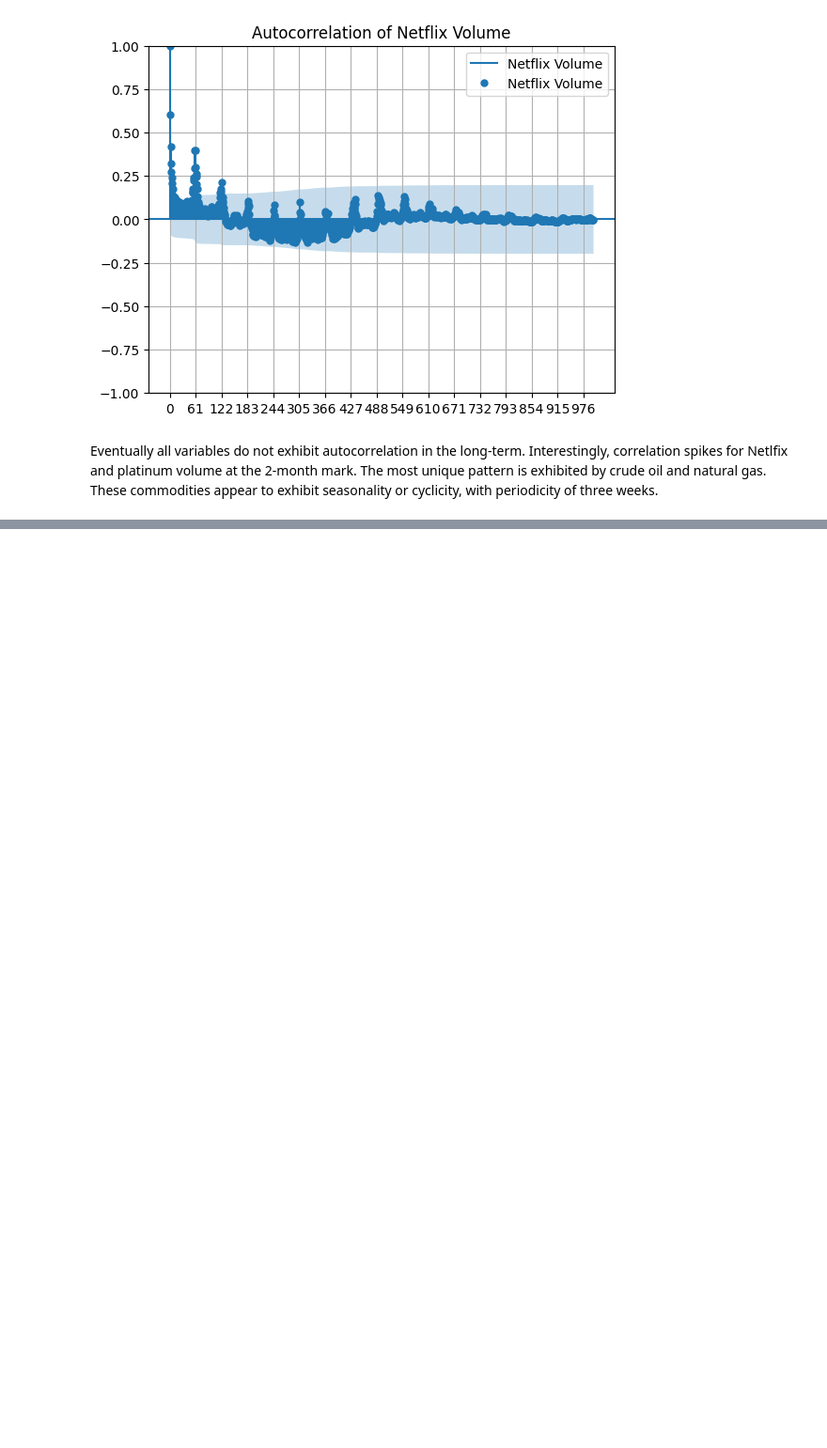
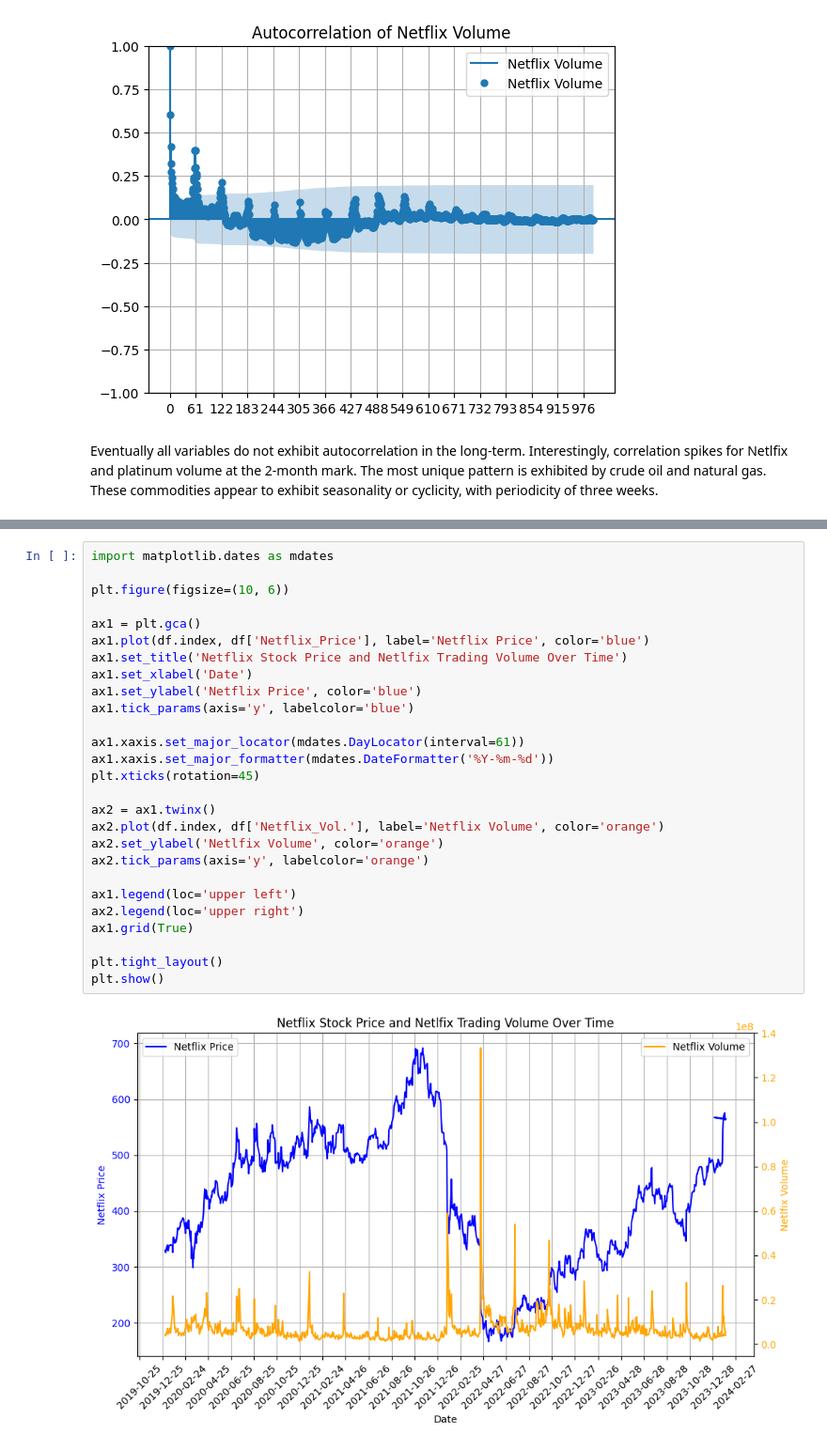
Before and after one commit to alexrpugh/US-Market-Research, a Jupyter notebook: US-Economy-Code.ipynb, the cells around one changed output, grey strips where cells are left out. Shown at 94% size. Drawn from its saved outputs; the diff is of its cells as text; blank space fills up the shorter version.

```diff
--- a/US-Economy-Code.ipynb
+++ b/US-Economy-Code.ipynb
@@ -437,0 +374,29 @@ df
+# %%
+import matplotlib.dates as mdates
+
+plt.figure(figsize=(10, 6))
+
+ax1 = plt.gca()
+ax1.plot(df.index, df['Netflix_Price'], label='Netflix Price', color='blue')
+ax1.set_title('Netflix Stock Price and Netlfix Trading Volume Over Time')
+ax1.set_xlabel('Date')
+ax1.set_ylabel('Netflix Price', color='blue')
+ax1.tick_params(axis='y', labelcolor='blue')
+
+ax1.xaxis.set_major_locator(mdates.DayLocator(interval=61))
+ax1.xaxis.set_major_formatter(mdates.DateFormatter('%Y-%m-%d'))
+plt.xticks(rotation=45)
+
+ax2 = ax1.twinx()
+ax2.plot(df.index, df['Netflix_Vol.'], label='Netflix Volume', color='orange')
+ax2.set_ylabel('Netlfix Volume', color='orange')
+ax2.tick_params(axis='y', labelcolor='orange')
+
+ax1.legend(loc='upper left')
+ax2.legend(loc='upper right')
+ax1.grid(True)
+
+plt.tight_layout()
+plt.show()
+# %% [output]
+[figure, added]
```
Also changed, not shown: parts of 22 cells of this notebook.
